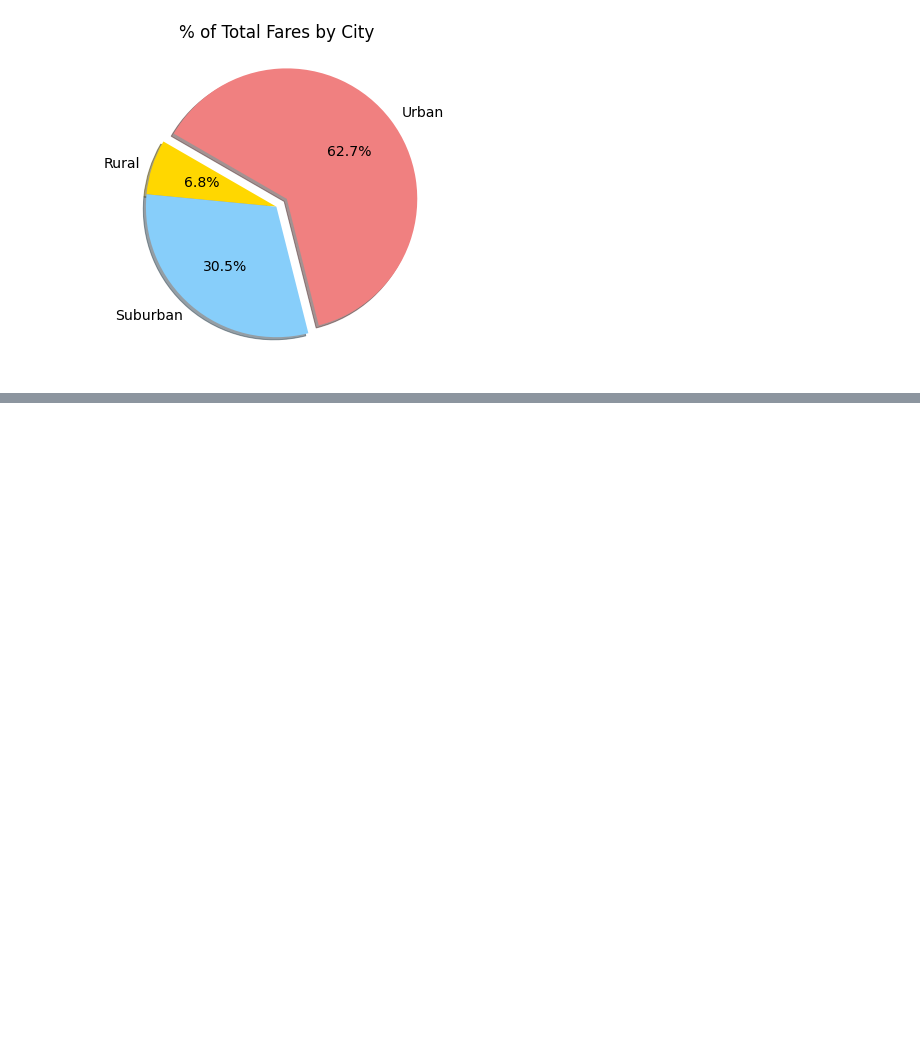
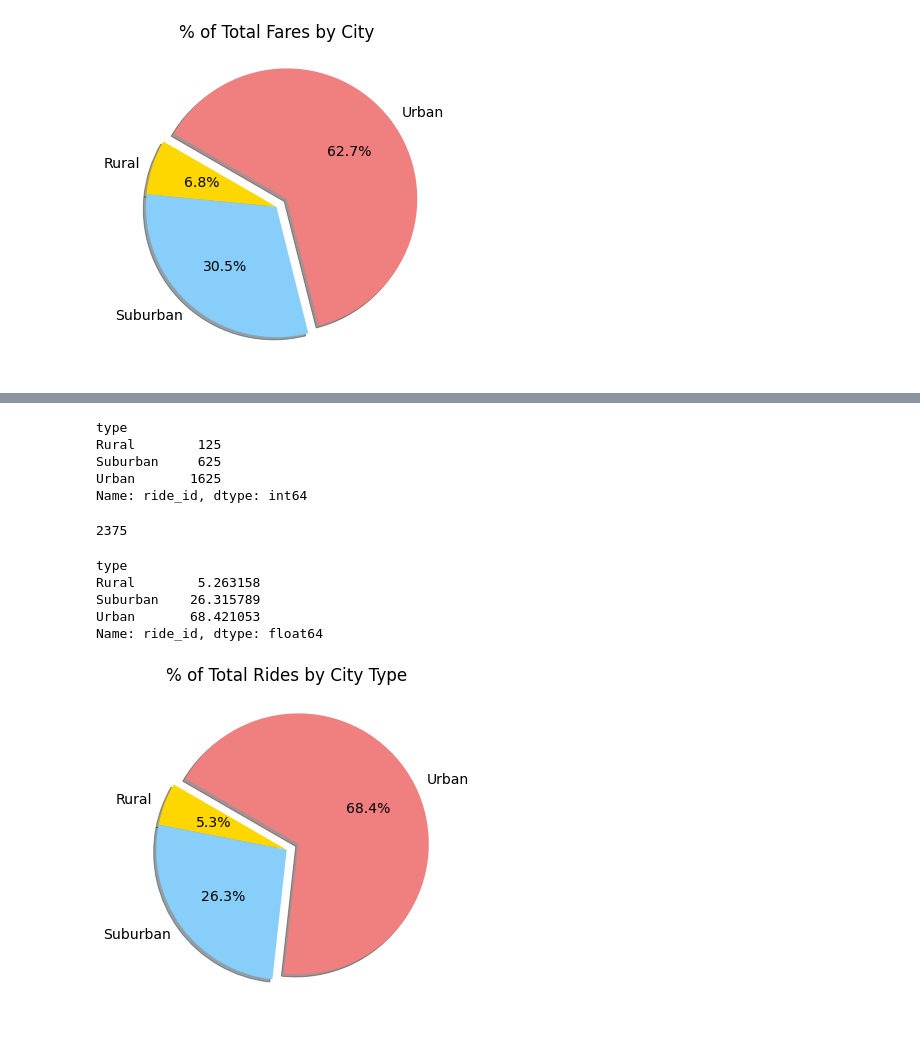
Before and after one commit to Wuyang080510/PyBer_Analysis, a Jupyter notebook: PyBer.ipynb, the cells around one changed output, grey strips where cells are left out. Cells and saved outputs as stored; diff of their text form; code cells hidden in the pictures; blank space fills up the shorter version.

Commit message:
Updated PyBer.ipynb, added a new figure in Analysis folder

```diff
--- a/PyBer.ipynb
+++ b/PyBer.ipynb
@@ -683,0 +681,41 @@ plt.show()
+# %%
+# Calculate total rides by city types
+sum_rides_by_type = pyber_data_df.groupby(['type']).count()['ride_id']
+sum_rides_by_type
+# %% [output]
+type
+Rural        125
+Suburban     625
+Urban       1625
+Name: ride_id, dtype: int64
+# %%
+#Calculate total rides
+total_rides = pyber_data_df['ride_id'].count()
+total_rides
+# %% [output]
+2375
+# %%
+#Calculate percentage of each city type
+type_ride_percent = sum_rides_by_type/total_rides *100
+type_ride_percent
+# %% [output]
+type
+Rural        5.263158
+Suburban    26.315789
+Urban       68.421053
+Name: ride_id, dtype: float64
+# %%
+# Create a pie chart
+city_type =['Rural', 'Suburban', 'Urban']
+explode=[0,0,0.1]
+colors=['gold', 'lightskyblue', 'lightcoral']
+plt.subplots(figsize=(10,6))
+plt.pie(type_ride_percent, explode=explode, labels=city_type, colors=colors, autopct="%1.1f%%",shadow=True, startangle=150)
+plt.title("% of Total Rides by City Type")
+mpl.rcParams['font.size']=14
+#save the figure
+plt.savefig("Analysis/Fig6.png")
+#show the figure
+plt.show()
+# %% [output]
+[figure, added]
```
Also changed, not shown: parts of 7 cells of this notebook, 1 other file.
